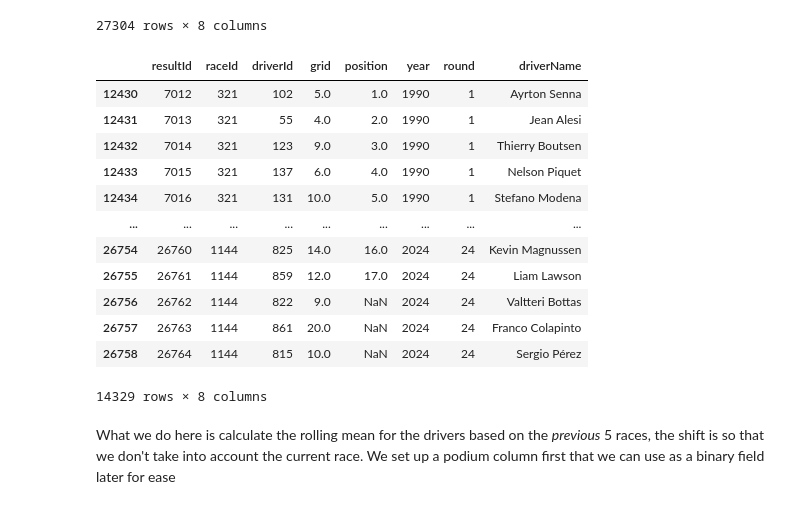
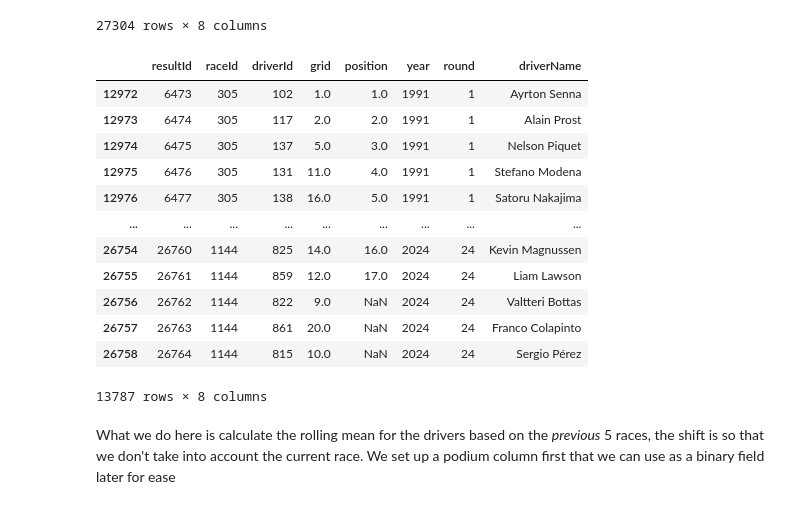
Before and after one commit to DaveAhearne/F1Prediction, a Jupyter notebook: notebooks/Heuristic_Baseline.ipynb, the cells around one changed output. Saved outputs shown, nothing was run; the diff lists cells and outputs as text; code cells hidden in the pictures.

```diff
--- a/notebooks/Heuristic_Baseline.ipynb
+++ b/notebooks/Heuristic_Baseline.ipynb
@@ -361,25 +361,25 @@ race_results_by_year_df
 27304 rows × 8 columns
 # %%
 race_results_by_year_df = race_results_by_year_df[
-    (race_results_by_year_df["year"] >= 1990) &
+    (race_results_by_year_df["year"] > 1990) &
     (race_results_by_year_df["year"] <= 2024)
 ].copy()
 
 race_results_by_year_df
 # %% [output]
 |  | resultId | raceId | driverId | grid | position | year | round | driverName |
-| 12430 | 7012 | 321 | 102 | 5.0 | 1.0 | 1990 | 1 | Ayrton Senna |
-| 12431 | 7013 | 321 | 55 | 4.0 | 2.0 | 1990 | 1 | Jean Alesi |
-| 12432 | 7014 | 321 | 123 | 9.0 | 3.0 | 1990 | 1 | Thierry Boutsen |
-| 12433 | 7015 | 321 | 137 | 6.0 | 4.0 | 1990 | 1 | Nelson Piquet |
-| 12434 | 7016 | 321 | 131 | 10.0 | 5.0 | 1990 | 1 | Stefano Modena |
+| 12972 | 6473 | 305 | 102 | 1.0 | 1.0 | 1991 | 1 | Ayrton Senna |
+| 12973 | 6474 | 305 | 117 | 2.0 | 2.0 | 1991 | 1 | Alain Prost |
+| 12974 | 6475 | 305 | 137 | 5.0 | 3.0 | 1991 | 1 | Nelson Piquet |
+| 12975 | 6476 | 305 | 131 | 11.0 | 4.0 | 1991 | 1 | Stefano Modena |
+| 12976 | 6477 | 305 | 138 | 16.0 | 5.0 | 1991 | 1 | Satoru Nakajima |
 | ... | ... | ... | ... | ... | ... | ... | ... | ... |
 | 26754 | 26760 | 1144 | 825 | 14.0 | 16.0 | 2024 | 24 | Kevin Magnussen |
 | 26755 | 26761 | 1144 | 859 | 12.0 | 17.0 | 2024 | 24 | Liam Lawson |
 | 26756 | 26762 | 1144 | 822 | 9.0 | NaN | 2024 | 24 | Valtteri Bottas |
 | 26757 | 26763 | 1144 | 861 | 20.0 | NaN | 2024 | 24 | Franco Colapinto |
 | 26758 | 26764 | 1144 | 815 | 10.0 | NaN | 2024 | 24 | Sergio Pérez |
-14329 rows × 8 columns
+13787 rows × 8 columns
 # %% [markdown]
 What we do here is calculate the rolling mean for the drivers based on the *previous* 5 races, the shift is so that we don't take into account the current race. We set up a podium column first that we can use as a binary field later for ease
 # %%
```
Also changed, not shown: parts of 6 cells of this notebook, 1 other file.
